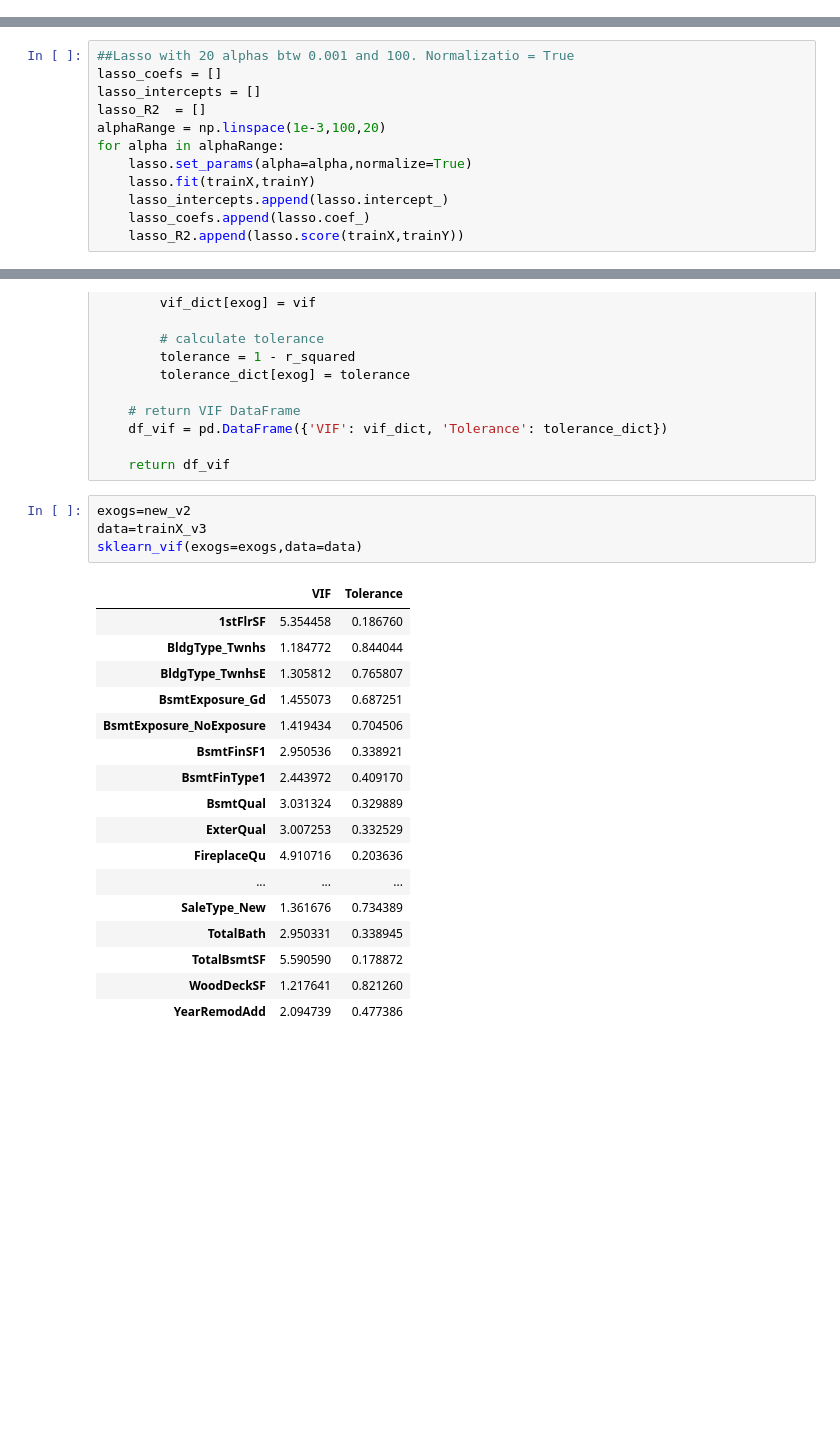
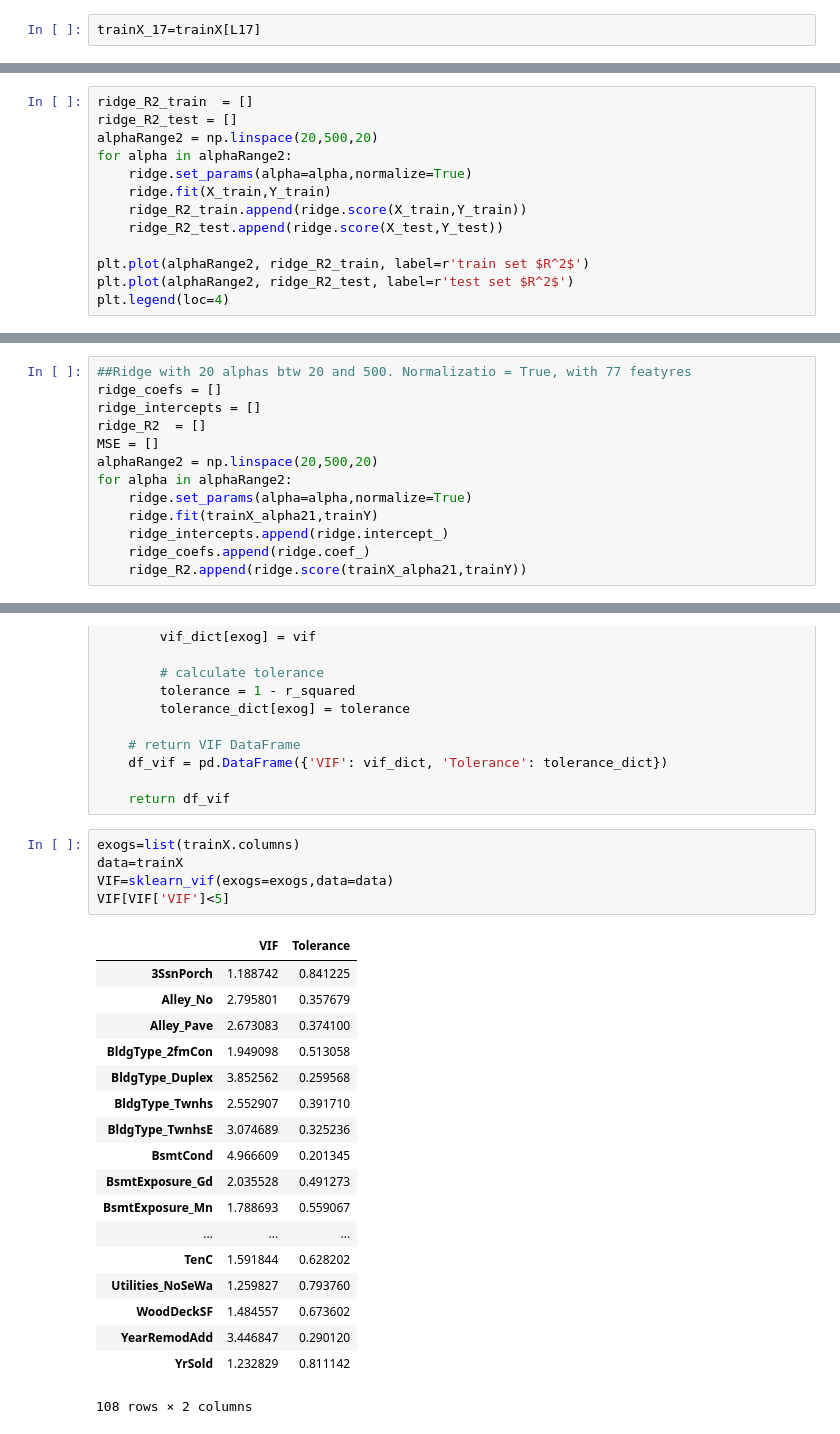
Before and after one commit to LiyiKuo/AmesHousingPricePrediction, a Jupyter notebook: Penalized_ZW.ipynb, the cells around one changed output, grey strips where cells are left out. Saved outputs shown, nothing was run; the diff lists cells and outputs as text; blank space fills up the shorter version.

```diff
--- a/Penalized_ZW.ipynb
+++ b/Penalized_ZW.ipynb
@@ -29,0 +206,2 @@ trainY=train1['SalePrice']
+# %%
+trainX_17=trainX[L17]
@@ -29,0 +281,13 @@ trainY=train1['SalePrice']
+# %%
+ridge_R2_train  = []
+ridge_R2_test = []
+alphaRange2 = np.linspace(20,500,20)
+for alpha in alphaRange2:
+    ridge.set_params(alpha=alpha,normalize=True)
+    ridge.fit(X_train,Y_train)
+    ridge_R2_train.append(ridge.score(X_train,Y_train))
+    ridge_R2_test.append(ridge.score(X_test,Y_test))
+
+plt.plot(alphaRange2, ridge_R2_train, label=r'train set $R^2$')
+plt.plot(alphaRange2, ridge_R2_test, label=r'test set $R^2$')
+plt.legend(loc=4)
@@ -70,14 +330,15 @@ df_ridge
 | 100.000000 | 0.179795 | 1.228428e+05 | 9.889297 | 0.018902 | 400.889899 | -39.731214 | 11.632356 | 16.825007 | ... |
 20 rows × 202 columns
 # %%
-##Lasso with 20 alphas btw 0.001 and 100. Normalizatio = True
-lasso_coefs = []
-lasso_intercepts = []
-lasso_R2  = []
-alphaRange = np.linspace(1e-3,100,20)
-for alpha in alphaRange:
-    lasso.set_params(alpha=alpha,normalize=True)
-    lasso.fit(trainX,trainY)
-    lasso_intercepts.append(lasso.intercept_)
-    lasso_coefs.append(lasso.coef_)
-    lasso_R2.append(lasso.score(trainX,trainY))
+##Ridge with 20 alphas btw 20 and 500. Normalizatio = True, with 77 featyres
+ridge_coefs = []
+ridge_intercepts = []
+ridge_R2  = []
+MSE = []
+alphaRange2 = np.linspace(20,500,20)
+for alpha in alphaRange2:
+    ridge.set_params(alpha=alpha,normalize=True)
+    ridge.fit(trainX_alpha21,trainY)
+    ridge_intercepts.append(ridge.intercept_)
+    ridge_coefs.append(ridge.coef_)
+    ridge_R2.append(ridge.score(trainX_alpha21,trainY))
@@ -408,24 +699,26 @@ def sklearn_vif(exogs, data):
 
     return df_vif
 # %%
-exogs=new_v2
-data=trainX_v3
-sklearn_vif(exogs=exogs,data=data)
+exogs=list(trainX.columns)
+data=trainX
+VIF=sklearn_vif(exogs=exogs,data=data)
+VIF[VIF['VIF']<5]
 # %% [output]
 |  | VIF | Tolerance |
-| 1stFlrSF | 5.354458 | 0.186760 |
-| BldgType_Twnhs | 1.184772 | 0.844044 |
-| BldgType_TwnhsE | 1.305812 | 0.765807 |
-| BsmtExposure_Gd | 1.455073 | 0.687251 |
-| BsmtExposure_NoExposure | 1.419434 | 0.704506 |
-| BsmtFinSF1 | 2.950536 | 0.338921 |
-| BsmtFinType1 | 2.443972 | 0.409170 |
-| BsmtQual | 3.031324 | 0.329889 |
-| ExterQual | 3.007253 | 0.332529 |
-| FireplaceQu | 4.910716 | 0.203636 |
+| 3SsnPorch | 1.188742 | 0.841225 |
+| Alley_No | 2.795801 | 0.357679 |
+| Alley_Pave | 2.673083 | 0.374100 |
+| BldgType_2fmCon | 1.949098 | 0.513058 |
+| BldgType_Duplex | 3.852562 | 0.259568 |
+| BldgType_Twnhs | 2.552907 | 0.391710 |
+| BldgType_TwnhsE | 3.074689 | 0.325236 |
+| BsmtCond | 4.966609 | 0.201345 |
+| BsmtExposure_Gd | 2.035528 | 0.491273 |
+| BsmtExposure_Mn | 1.788693 | 0.559067 |
 | ... | ... | ... |
-| SaleType_New | 1.361676 | 0.734389 |
-| TotalBath | 2.950331 | 0.338945 |
-| TotalBsmtSF | 5.590590 | 0.178872 |
-| WoodDeckSF | 1.217641 | 0.821260 |
-| YearRemodAdd | 2.094739 | 0.477386 |
+| TenC | 1.591844 | 0.628202 |
+| Utilities_NoSeWa | 1.259827 | 0.793760 |
+| WoodDeckSF | 1.484557 | 0.673602 |
+| YearRemodAdd | 3.446847 | 0.290120 |
+| YrSold | 1.232829 | 0.811142 |
+108 rows × 2 columns
```
Also changed, not shown: parts of 38 cells of this notebook.
